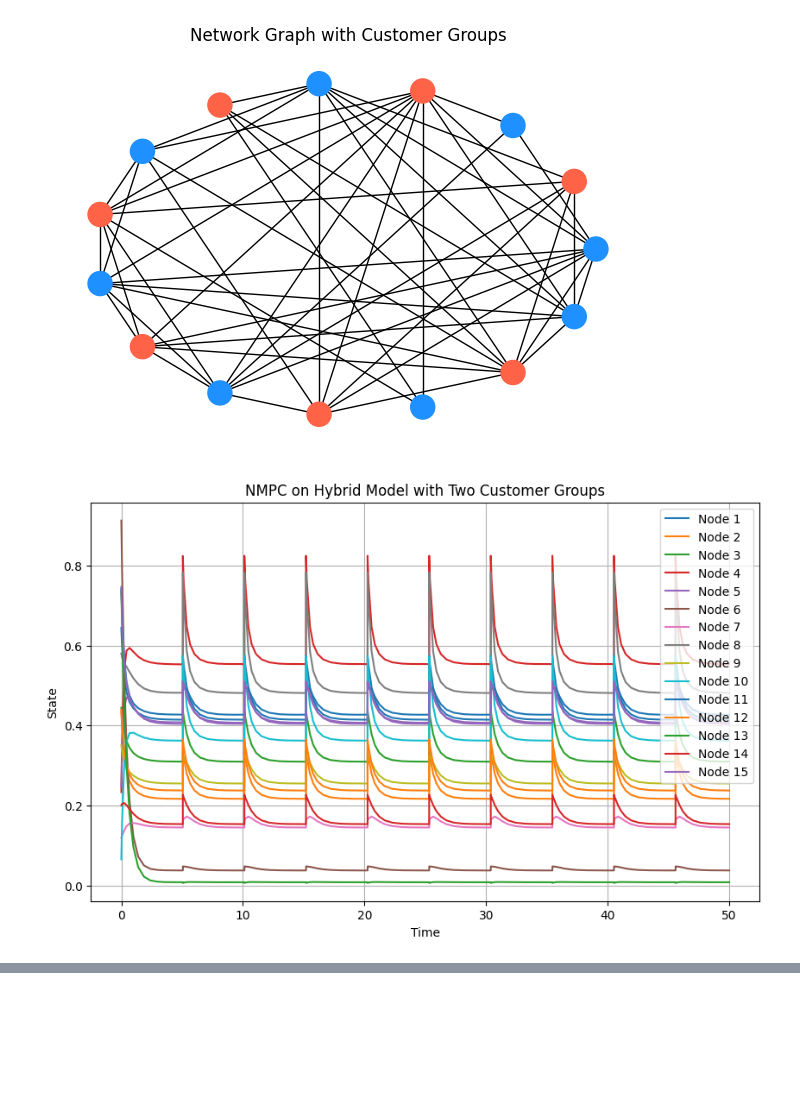
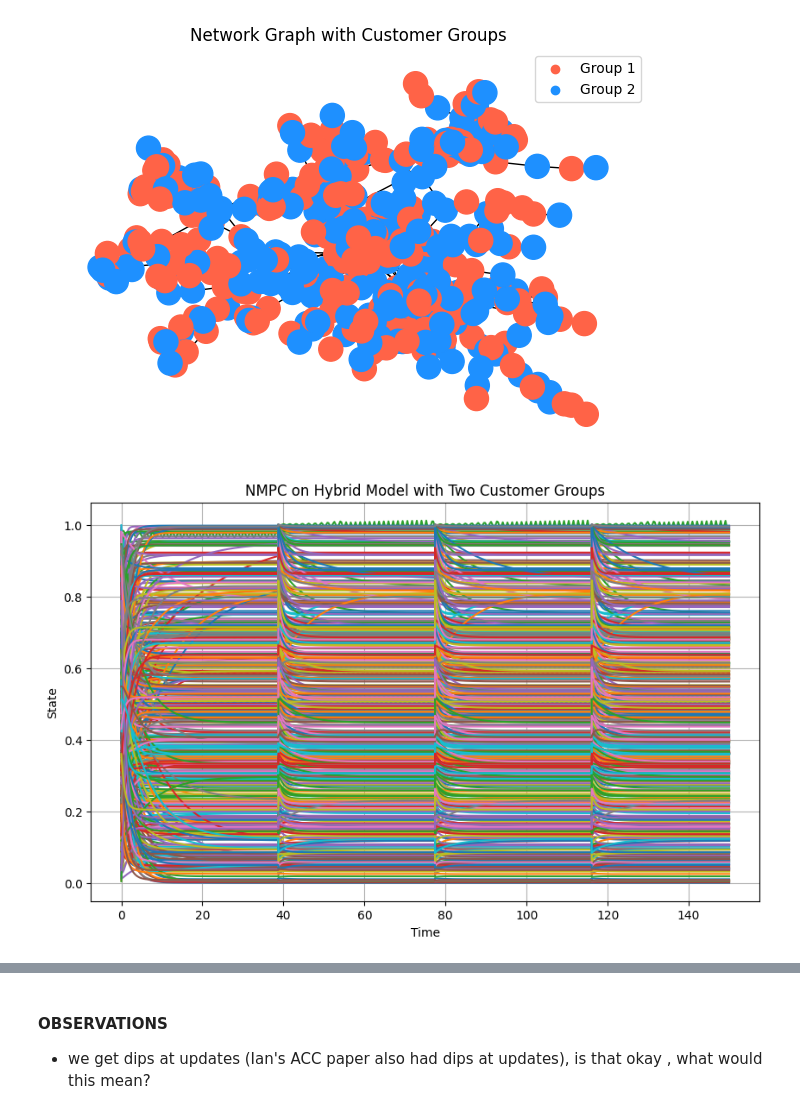
Before and after one commit to Jw1836/HybridNetworkModel, a Jupyter notebook: NMPC.ipynb, the cells around one changed output, grey strips where cells are left out. Saved outputs shown, nothing was run; the diff lists cells and outputs as text; code cells hidden in the pictures; blank space fills up the shorter version.

Commit message:
checkpt
got some plots, time to look for correlation

```diff
--- a/NMPC.ipynb
+++ b/NMPC.ipynb
@@ -191,58 +207,81 @@ def NMPC_simulation(x_vec_0, A, B, D, H, m, total_time, customer_groups):
     return np.concatenate(x_vec_history, axis=0), np.concatenate(t_history, axis=0) #return the state and time histories
 # %%
 #sim parameters
-H  = 10
+H  = 60
 #network parameters
 #make a dictionary to handle the groups (different types of customers)
-g1 = 10 #determines how wide the bell curve is
-u1 = 5 #determines the center of the bell curve
-p_max1 = 1.1 #make boost someone can have
-g2 = 5
-u2 = 8
-p_max2 = 1.05
+g1 = 30 #determines how wide the bell curve is
+u1 = 25 #determines the center of the bell curve
+p_max1 = 1.3 #make boost someone can have
+g2 = 10
+u2 = 40
+p_max2 = 1.1
 
 
 #make the adjacency matrix for the network ER graph
-n = 15 #number nodes
-p = 0.5
-Graph = nx.erdos_renyi_graph(n, p, seed=42)
-x_vec_0 = np.random.uniform(0, 1, n)
-D = np.diag(np.random.uniform(2, 3, n))
-B = np.diag(np.random.uniform(0, 1, n))
+n = 500 #number nodes
+#p = 0.05
+#Graph = nx.erdos_renyi_graph(n, p, seed=42)
+#do a power law graph
+Graph = nx.barabasi_albert_graph(n, 1, seed=42)
+rng = np.random.default_rng(42)
+x_vec_0 = rng.uniform(0, 1, n)
+D = np.diag(rng.uniform(0, 1, n))
+B = np.diag(rng.uniform(0, 1, n))
 
 #make a list of odd and even nodes for grouping
 odd_nodes = [i for i in range(n) if i % 2 == 1]
 even_nodes = [i for i in range(n) if i % 2 == 0]
-customer_groups = {"Group 1": (odd_nodes, [g1, u1, p_max1]), "Group 2": (even_nodes, [g2, u2, p_max2])} #each group is a list of the index of the nodes in that group
+customer_groups = {"Group 1": (even_nodes, [g1, u1, p_max1]), "Group 2": (odd_nodes, [g2, u2, p_max2])} #each group is a list of the index of the nodes in that group
 
 
 #plot the graph that the spreading is ocurring on and label the nodes as group 1 or group 2
-pos = nx.circular_layout(Graph)
+pos = nx.spring_layout(Graph)
 plt.figure(figsize=(6, 4))
 
 node_colors = ['gray'] * Graph.number_of_nodes()
 group_colors = ['tomato', 'dodgerblue']
 
 for color, (group_name, (nodes, _)) in zip(group_colors, customer_groups.items()):
     for node in nodes:
         node_colors[node] = color
 
 nx.draw(Graph, pos, with_labels=False, node_color=node_colors, node_size=300)
 
 plt.title('Network Graph with Customer Groups')
+
+#add a legend for the groups
+for color, (group_name, (nodes, _)) in zip(group_colors, customer_groups.items()):
+    plt.scatter([], [], c=color, label=group_name)
+plt.legend()
+
 plt.show()
 
-state_history, time_history = NMPC_simulation(x_vec_0, nx.to_numpy_array(Graph), B, D, H, m=2, total_time=50, customer_groups = customer_groups)
+
+state_history, time_history = NMPC_simulation(x_vec_0, nx.to_numpy_array(Graph), B, D, H, m=2, total_time=150, customer_groups = customer_groups)
 #plot the results
 plt.figure(figsize=(10, 6))
 for i in range(n):
     plt.plot(time_history, state_history[:, i], label=f'Node {i+1}')
 plt.xlabel('Time')
 plt.ylabel('State')
 plt.title('NMPC on Hybrid Model with Two Customer Groups')
+# plt.legend()
+plt.grid()
+plt.show()
+
+#also have a graph that is the total infection level over time, normalize by diving by the number of nodes
+plt.figure(figsize=(10, 6))
+total_infection = np.sum(state_history, axis=1) / n
+plt.plot(time_history, total_infection, label='Total Infection')
+plt.ylim(0, 1)
+plt.xlabel('Time')
+plt.ylabel('Avg Infection')
+plt.title('Avg Infection Per Node Over Time')
 plt.legend()
 plt.grid()
+plt.savefig("BA_m_1_200_nodes.png")
 plt.show()
 # %% [output]
-[figure, old version]
+[figure, new version]
-[figure, old version]
+[figure, new version]
@@ -248,0 +289,3 @@ plt.show()
+# %% [markdown]
+#### OBSERVATIONS
+* we get dips at updates (Ian's ACC paper also had dips at updates), is that okay , what would this mean?
```
Also changed, not shown: parts of 2 cells of this notebook, 6 other files.
